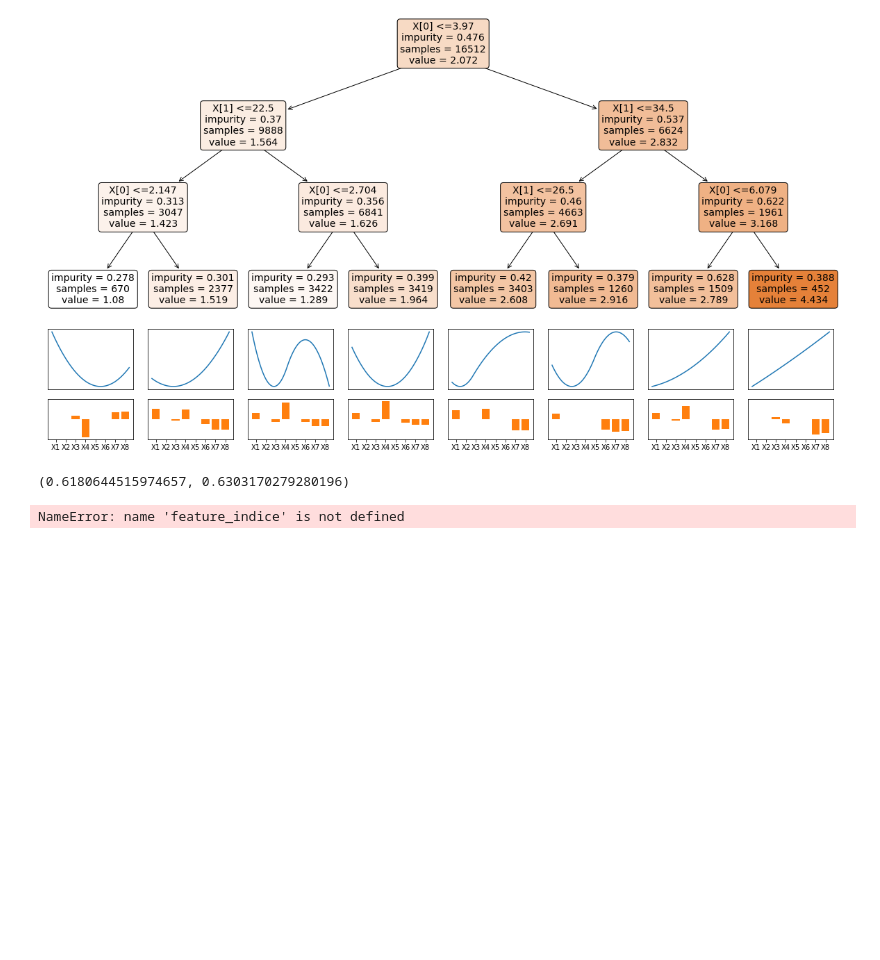
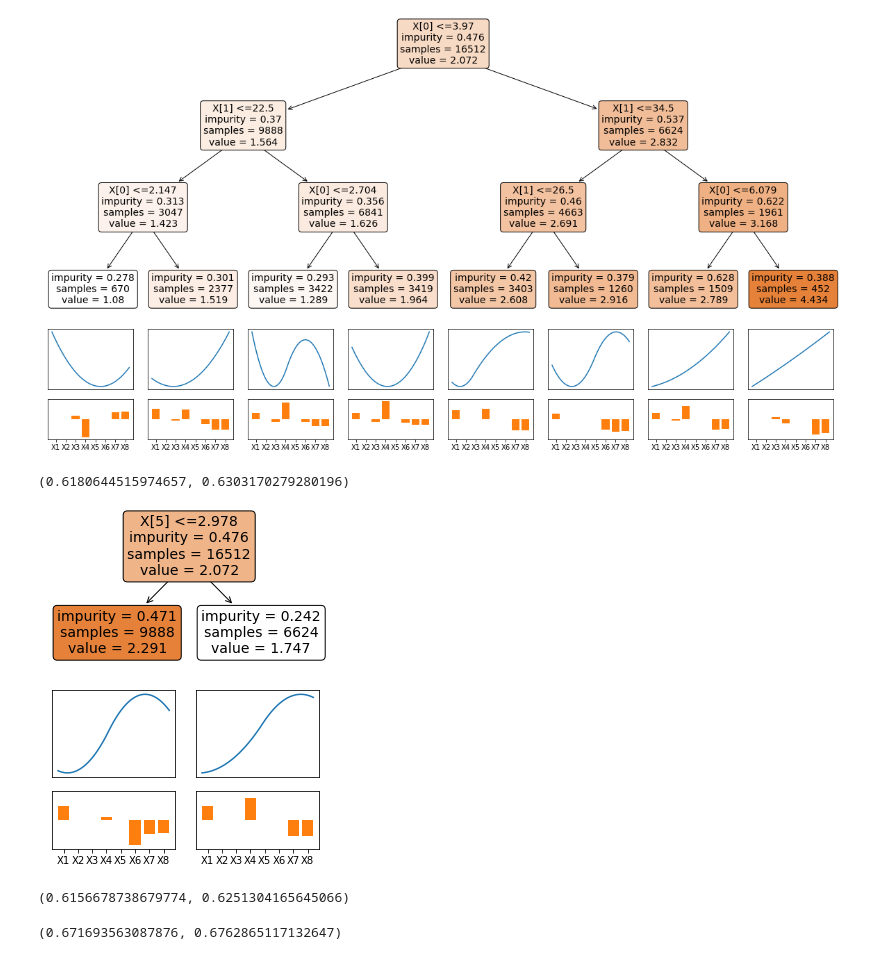
Before and after one commit to ZebinYang/SIMTree, a Jupyter notebook: examples/demo.ipynb, the cells around one changed output. Saved outputs shown, nothing was run; the diff lists cells and outputs as text; code cells hidden in the pictures; blank space fills up the shorter version.

Commit message:
add dtsim v2 based on SPCA 2 for split

```diff
--- a/examples/demo.ipynb
+++ b/examples/demo.ipynb
@@ -20,13 +20,24 @@ np.mean((train_y - pred_train.ravel()) ** 2) ** 0.5, np.mean((test_y - pred_test
 # %% [output]
 [figure]
 (0.6180644515974657, 0.6303170279280196)
+# %%
+clf = DTSimRegressor(max_depth=1, split_features=None, min_samples_leaf=100, split_method="sim", base_method="sim",
+                     reg_lambda=[0, 0.05, 0.1], reg_gamma=[0.1, 1, 10])
+clf.fit(train_x, train_y)
+clf.plot_tree()
+pred_train = clf.predict(train_x).reshape([-1, 1])
+pred_test = clf.predict(test_x).reshape([-1, 1])
+np.mean((train_y - pred_train.ravel()) ** 2) ** 0.5, np.mean((test_y - pred_test.ravel()) ** 2) ** 0.5
+# %% [output]
+[figure, added]
+(0.6156678738679774, 0.6251304165645066)
 # %%
 from dtsim.dtsimv2 import DTSimRegressorV2
-clf = DTSimRegressorV2(max_depth=3, min_samples_leaf=100, split_method="sim", base_method="sim",
+clf = DTSimRegressorV2(max_depth=1, min_samples_leaf=100, split_method="sim", base_method="sim",
                      reg_lambda=[0, 0.05, 0.1], reg_gamma=[0.1, 1, 10])
 clf.fit(train_x, train_y)
 pred_train = clf.predict(train_x).reshape([-1, 1])
 pred_test = clf.predict(test_x).reshape([-1, 1])
 np.mean((train_y - pred_train.ravel()) ** 2) ** 0.5, np.mean((test_y - pred_test.ravel()) ** 2) ** 0.5
 # %% [output]
-NameError: name 'feature_indice' is not defined
+(0.671693563087876, 0.6762865117132647)
```
Also changed, not shown: 1 other file.
